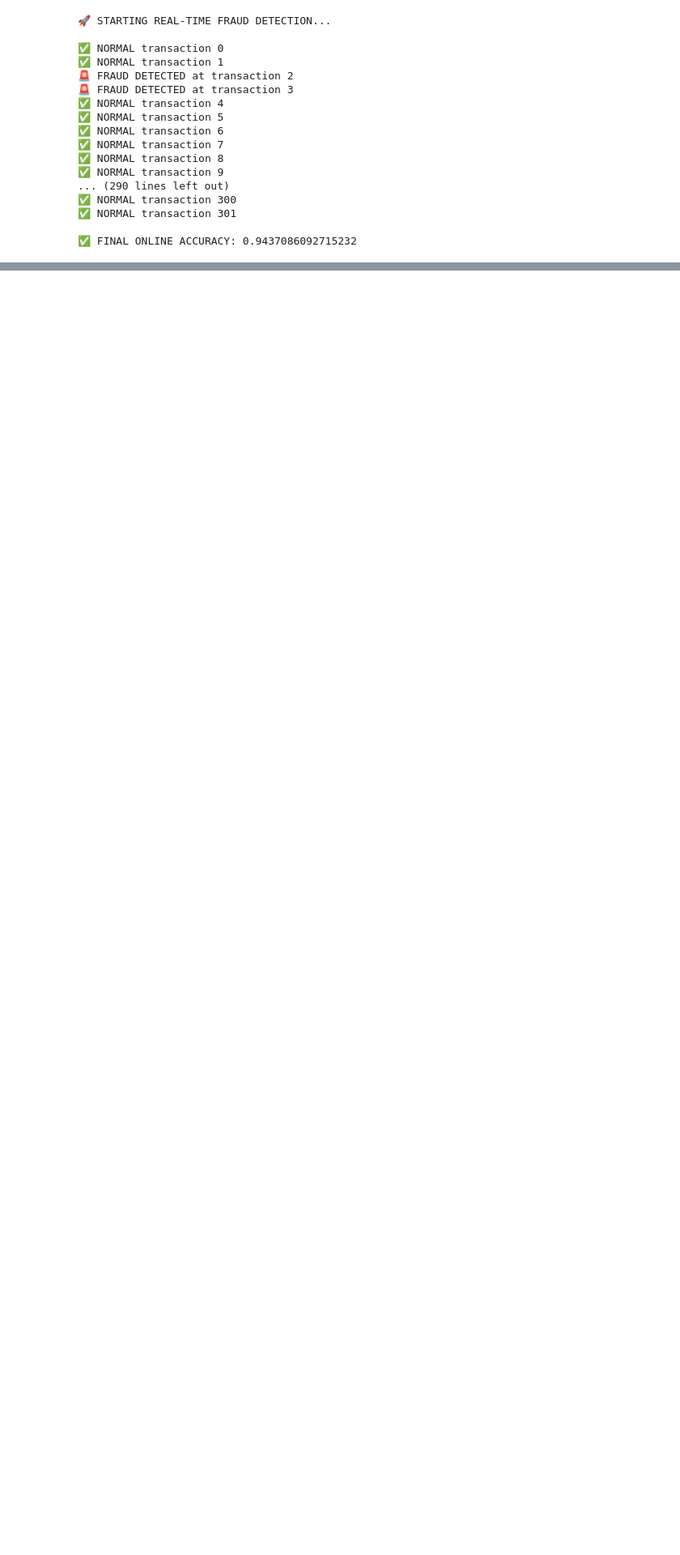
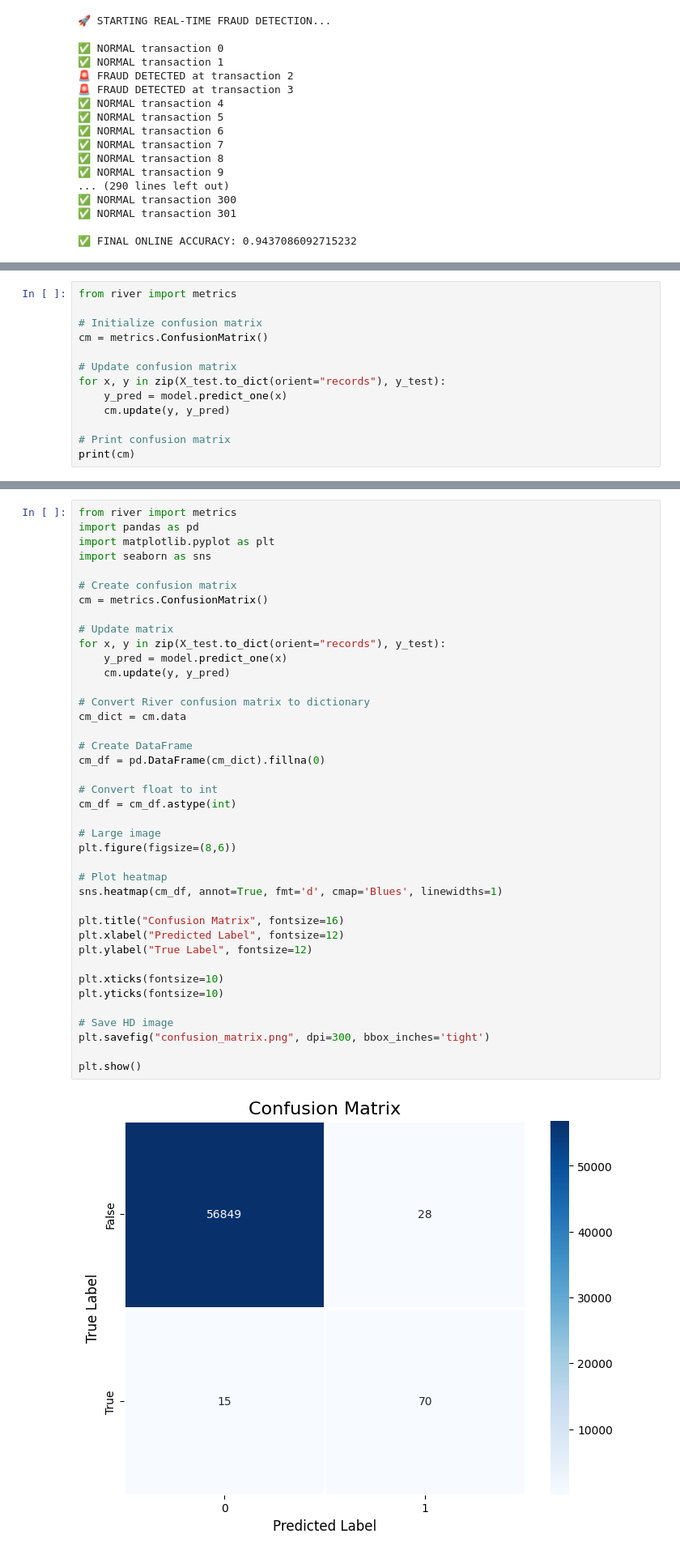
Before and after one commit to MISHTI100/credit_card_fraud_detection, a Jupyter notebook: Credit_Fraud_Detect.ipynb, the cells around one changed output, grey strips where cells are left out. Shown at 81% size. Cells and saved outputs as stored; diff of their text form; blank space fills up the shorter version.

```diff
--- a/Credit_Fraud_Detect.ipynb
+++ b/Credit_Fraud_Detect.ipynb
@@ -181,0 +188,13 @@ print("\n✅ FINAL ONLINE ACCURACY:", metric.get())
+# %%
+from river import metrics
+
+# Initialize confusion matrix
+cm = metrics.ConfusionMatrix()
+
+# Update confusion matrix
+for x, y in zip(X_test.to_dict(orient="records"), y_test):
+    y_pred = model.predict_one(x)
+    cm.update(y, y_pred)
+
+# Print confusion matrix
+print(cm)
@@ -182,3 +205,45 @@ print("\n✅ FINAL ONLINE ACCURACY:", metric.get())
+# %%
+from river import metrics
+import pandas as pd
+import matplotlib.pyplot as plt
+import seaborn as sns
+
+# Create confusion matrix
+cm = metrics.ConfusionMatrix()
+
+# Update matrix
+for x, y in zip(X_test.to_dict(orient="records"), y_test):
+    y_pred = model.predict_one(x)
+    cm.update(y, y_pred)
+
+# Convert River confusion matrix to dictionary
+cm_dict = cm.data
+
+# Create DataFrame
+cm_df = pd.DataFrame(cm_dict).fillna(0)
+
+# Convert float to int
+cm_df = cm_df.astype(int)
+
+# Large image
+plt.figure(figsize=(8,6))
+
+# Plot heatmap
+sns.heatmap(cm_df, annot=True, fmt='d', cmap='Blues', linewidths=1)
+
+plt.title("Confusion Matrix", fontsize=16)
+plt.xlabel("Predicted Label", fontsize=12)
+plt.ylabel("True Label", fontsize=12)
+
+plt.xticks(fontsize=10)
+plt.yticks(fontsize=10)
+
+# Save HD image
+plt.savefig("confusion_matrix.png", dpi=300, bbox_inches='tight')
+
+plt.show()
+# %% [output]
+[figure, added]
 # %%
 acc_list = []
 metric_plot = metrics.Accuracy()
```
Also changed, not shown: parts of 6 cells of this notebook.
